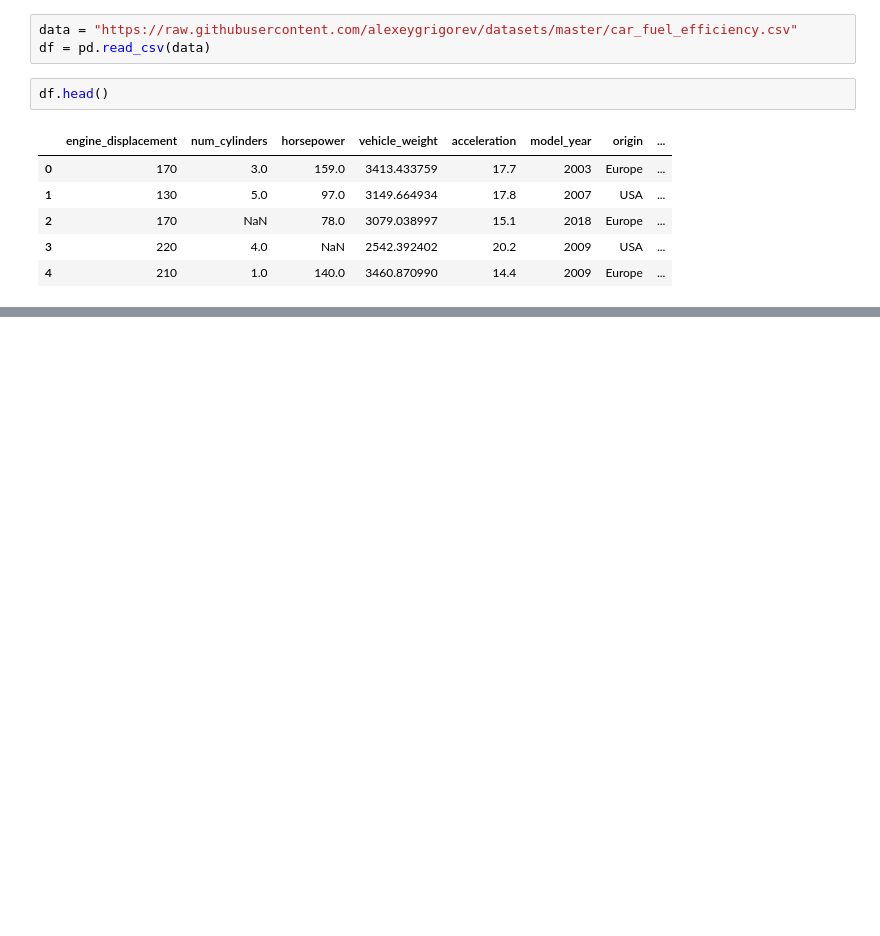
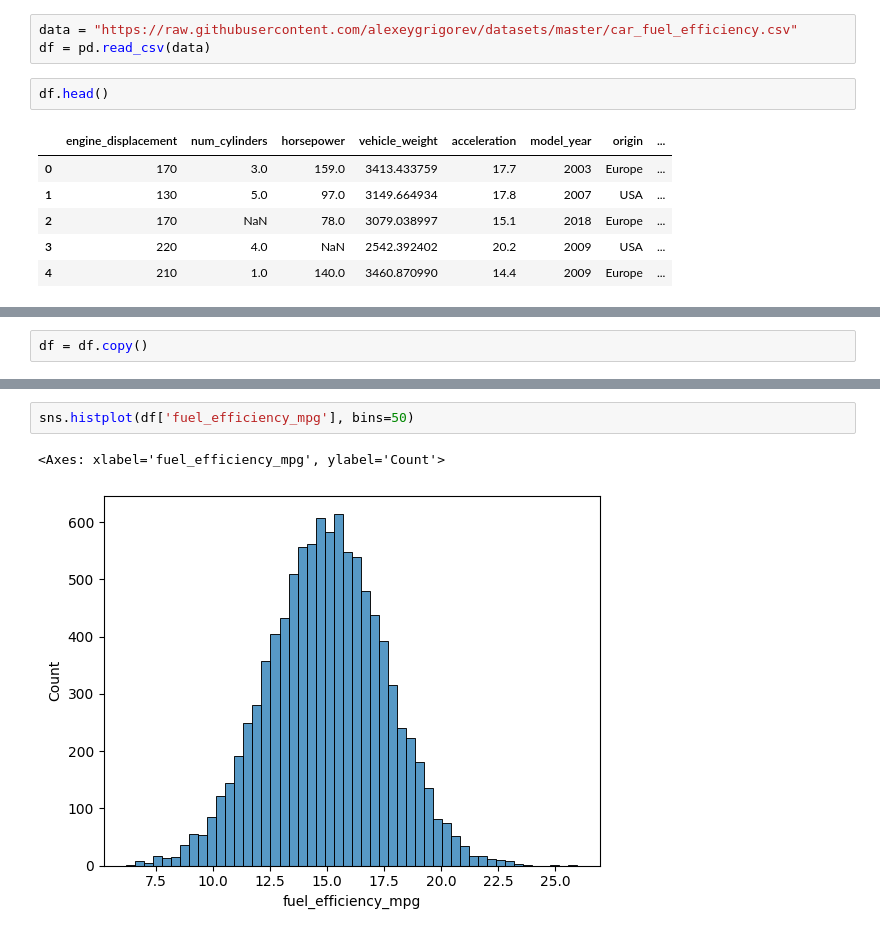
Before and after one commit to BhuvanChaithanya/machine-learning-zoomcamp-homework, a Jupyter notebook: 02-regression/homework2.ipynb, the cells around one changed output, grey strips where cells are left out. Saved outputs shown, nothing was run; the diff lists cells and outputs as text; blank space fills up the shorter version.

```diff
--- a/02-regression/homework2.ipynb
+++ b/02-regression/homework2.ipynb
@@ -17,0 +55,2 @@ df.head()
+# %%
+df = df.copy()
@@ -17,0 +106,5 @@ df.head()
+# %%
+sns.histplot(df['fuel_efficiency_mpg'], bins=50)
+# %% [output]
+<Axes: xlabel='fuel_efficiency_mpg', ylabel='Count'>
+[figure, added]
```
Also changed, not shown: parts of 19 cells of this notebook.
